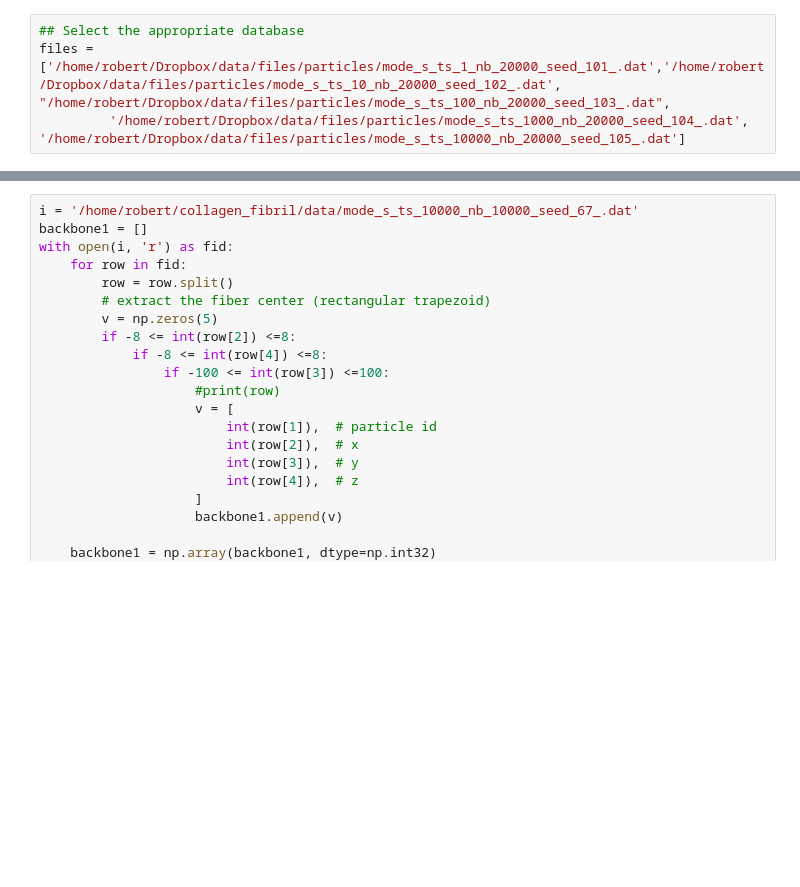
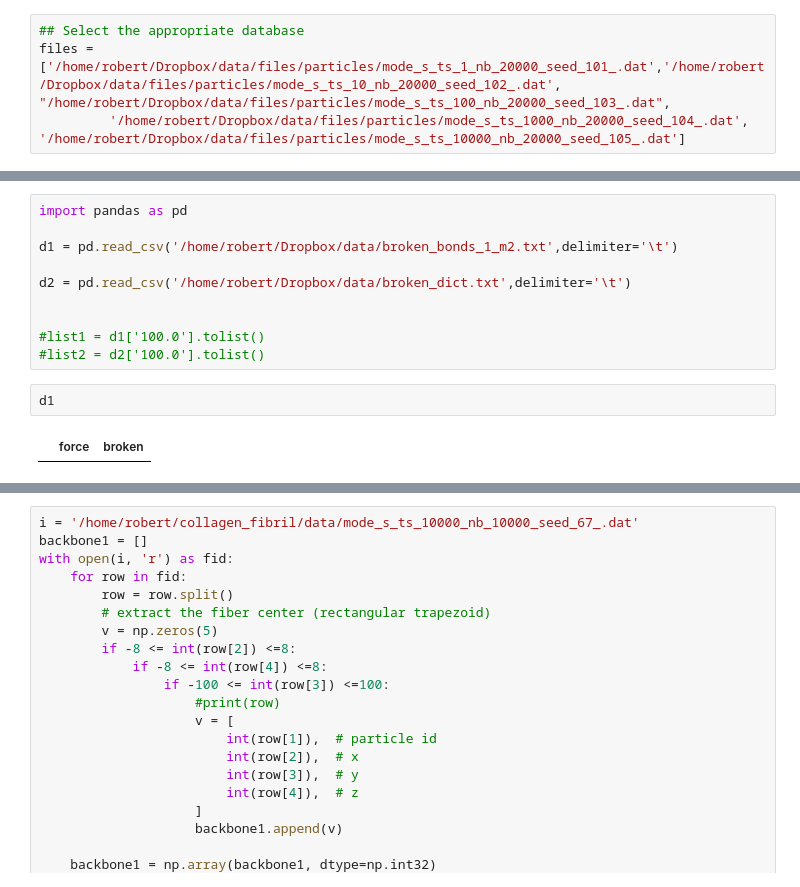
Before and after one commit to michaelsouza/dla-collagen, a Jupyter notebook: backbone.ipynb, the cells around one changed output, grey strips where cells are left out. Cells and saved outputs as stored; diff of their text form; blank space fills up the shorter version.

```diff
--- a/backbone.ipynb
+++ b/backbone.ipynb
@@ -312,0 +495,14 @@ reading /home/robert/Dropbox/data/files/particles/mode_s_ts_1_nb_20000_seed_101_
+# %%
+import pandas as pd
+
+d1 = pd.read_csv('/home/robert/Dropbox/data/broken_bonds_1_m2.txt',delimiter='\t')
+
+d2 = pd.read_csv('/home/robert/Dropbox/data/broken_dict.txt',delimiter='\t')
+
+
+#list1 = d1['100.0'].tolist()
+#list2 = d2['100.0'].tolist()
+# %%
+d1
+# %% [output]
+|  | force | broken |
```
Also changed, not shown: parts of 16 cells of this notebook, 1 other file.
